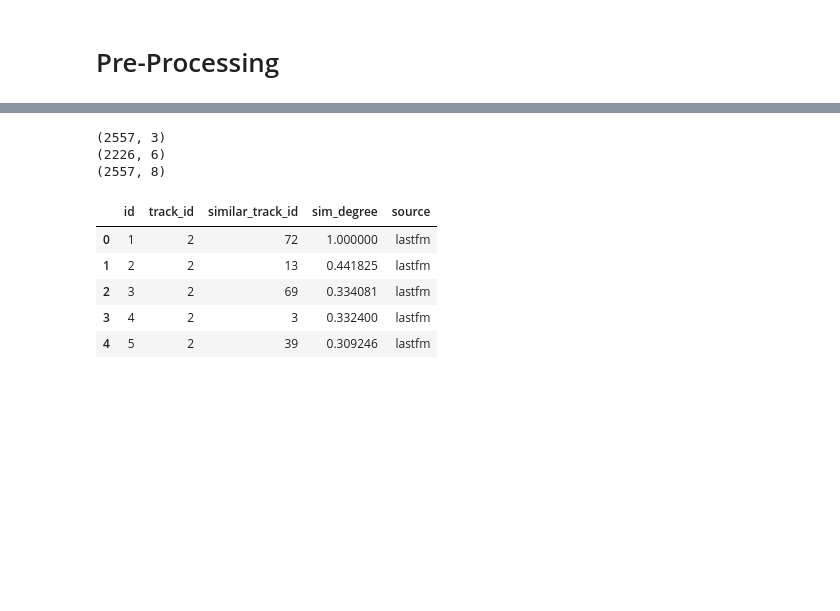
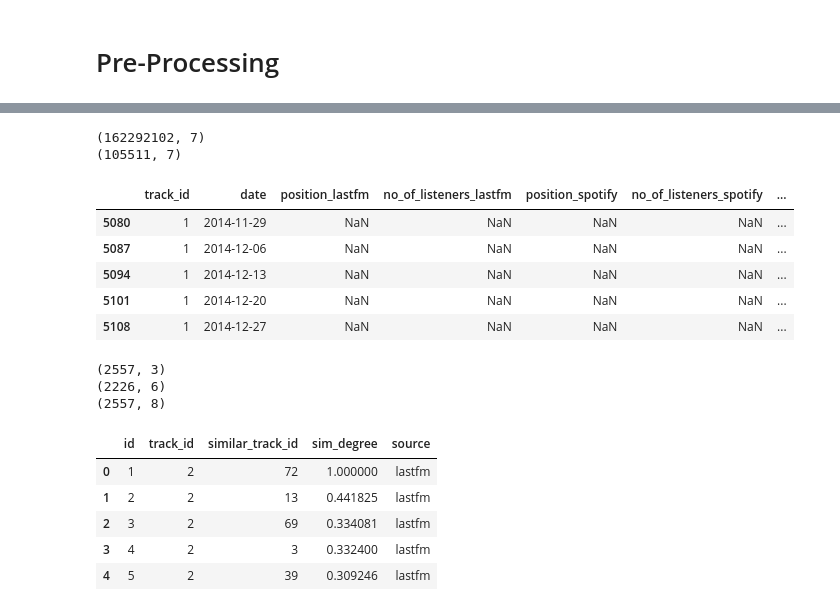
Before and after one commit to m21ark/s_music, a Jupyter notebook: clean.ipynb, the cells around one changed output, grey strips where cells are left out. Saved outputs shown, nothing was run; the diff lists cells and outputs as text; code cells hidden in the pictures; blank space fills up the shorter version.

```diff
--- a/clean.ipynb
+++ b/clean.ipynb
@@ -154,0 +141,23 @@ df_rating.head(30)
+# %%
+# Collect all unique dates
+start_date = pd.to_datetime("2001-01-01")
+end_date = pd.to_datetime("2020-01-01")
+all_dates = pd.date_range(start=start_date, end=end_date)
+
+print('Number of unique dates:', len(all_dates))
+print('First date:', min(all_dates))
+print('Last date:', max(all_dates))
+
+# for each date, add a row for each track__id
+ids = df_track['track_id'].unique() # unique track ids
+dates = all_dates # unique dates
+print('Number of unique track ids:', len(ids))
+
+# Create a unified date DataFrame for all dates and all track ids combinations
+date_df = pd.DataFrame()
+date_df['track_id'] = np.repeat(ids, len(dates))
+date_df['date'] = np.tile(dates, len(ids))
+
+date_df['date'] = pd.to_datetime(date_df['date'])
+print(date_df.shape)
+date_df.head()
@@ -154,0 +176,27 @@ df_rating.head(30)
+# %%
+def align_service_data(service_df, date_df, date_col):
+    service_df[date_col] = pd.to_datetime(service_df[date_col])
+    service_df = service_df.dropna(subset=[date_col])
+    service_df = service_df.rename(columns={date_col: 'date'})
+    service_df = service_df.sort_values(by='date').reset_index(drop=True)
+    return pd.merge(date_df, service_df, on=['date', 'track_id'], how='left')
+
+date_df = align_service_data(df_lastfm_rating, date_df, 'date_lastfm')
+date_df = align_service_data(df_spotify_rating, date_df, 'date_spotify')
+date_df = align_service_data(df_billboard_rating, date_df, 'date_billboard')
+print(date_df.shape)
+
+# if a row has nan in all 3 position_lastfm, position_spotify and position_billboard, then drop it
+date_df = date_df.dropna(subset=['position_lastfm', 'position_spotify', 'position_billboard'], how='all')
+print(date_df.shape)
+
+date_df.head()
+# %% [output]
+(162292102, 7)
+(105511, 7)
+|  | track_id | date | position_lastfm | no_of_listeners_lastfm | position_spotify | no_of_listeners_spotify | ... |
+| 5080 | 1 | 2014-11-29 | NaN | NaN | NaN | NaN | ... |
+| 5087 | 1 | 2014-12-06 | NaN | NaN | NaN | NaN | ... |
+| 5094 | 1 | 2014-12-13 | NaN | NaN | NaN | NaN | ... |
+| 5101 | 1 | 2014-12-20 | NaN | NaN | NaN | NaN | ... |
+| 5108 | 1 | 2014-12-27 | NaN | NaN | NaN | NaN | ... |
```
Also changed, not shown: parts of 4 cells of this notebook, 4 other files.
